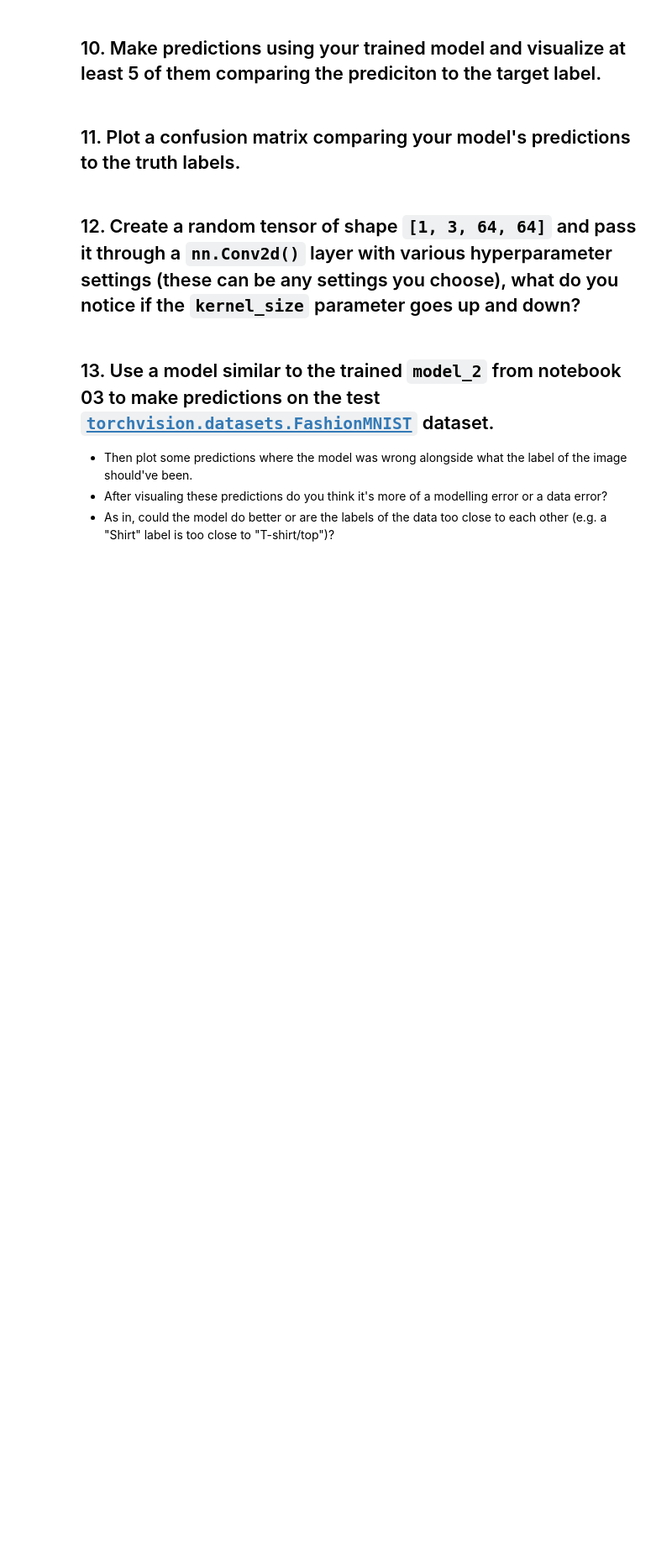
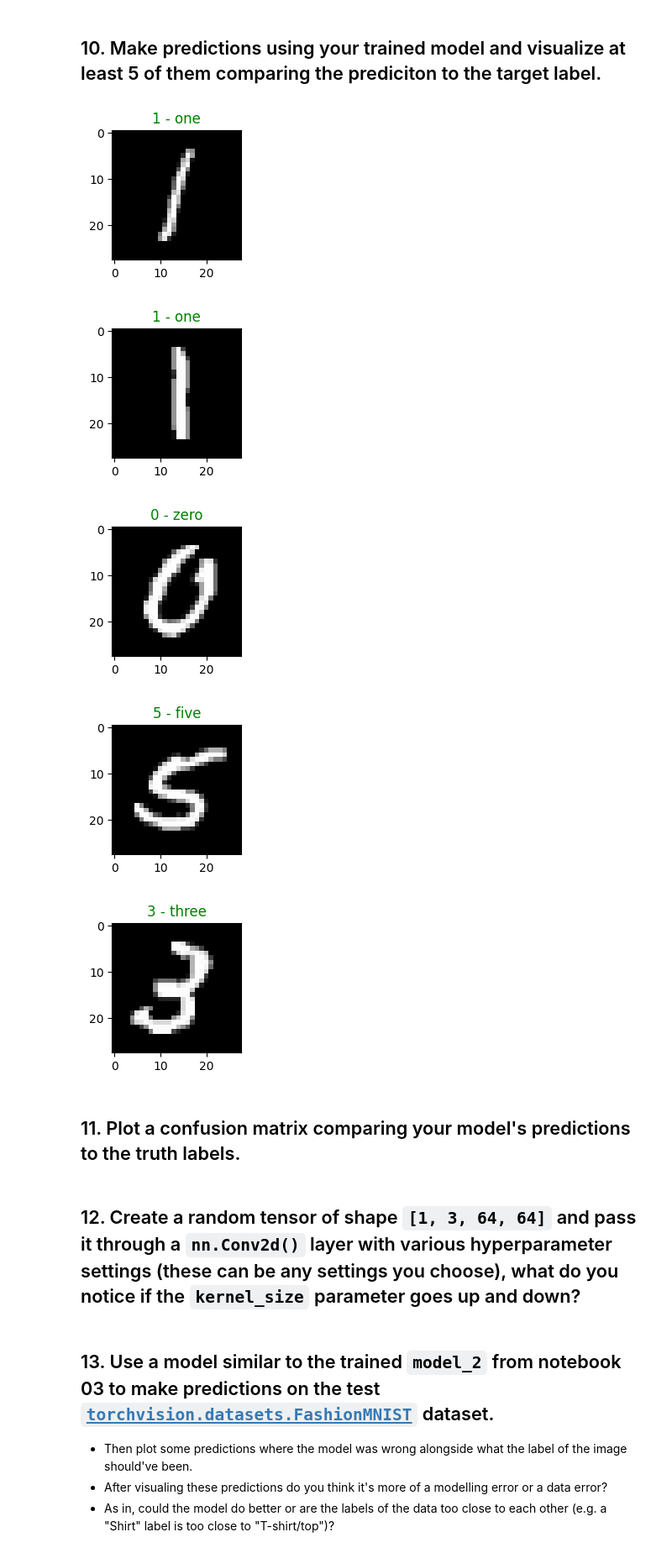
Before and after one commit to SanjaySaatyaki/pytorch_4_ml_dl, a Jupyter notebook: exercises/03_pytorch_computer_vision_exercises.ipynb, the cells around one changed output. Shown at 84% size. Drawn from its saved outputs; the diff is of its cells as text; code cells hidden in the pictures; blank space fills up the shorter version.

```diff
--- a/exercises/03_pytorch_computer_vision_exercises.ipynb
+++ b/exercises/03_pytorch_computer_vision_exercises.ipynb
@@ -317,5 +317,26 @@ Test Loss: 0.04727371037006378 | Test Acc: 0.9884185194969177
 # %% [markdown]
 ## 10. Make predictions using your trained model and visualize at least 5 of them comparing the prediciton to the target label.
+# %%
+def make_predictions(no_of_pred, model, data):
+
+  for i in range(no_of_pred):
+    rand_idx = torch.randint(low=0,high=len(data),size=[1]).item()
+    img, label = data[rand_idx]
+    plt.figure(figsize=(2,2))
+    plt.imshow(img.squeeze(),cmap="gray")
+    y_pred = model(img.unsqueeze(dim=0)).softmax(dim=1).argmax(dim=1)
+    if class_names[y_pred] == class_names[label]:
+      plt.title(class_names[label], color="green")
+    else:
+      plt.title(f"Predicted Class:{class_names[y_pred]} Actual Class:{class_names[label]}", color="red")
+
+make_predictions(5, tiny_vvg_model, train_data)
+# %% [output]
+[figure, added]
+[figure, added]
+[figure, added]
+[figure, added]
+[figure, added]
 # %% [markdown]
 ## 11. Plot a confusion matrix comparing your model's predictions to the truth labels.
 # %% [markdown]
```
Also changed, not shown: parts of 6 cells of this notebook.
